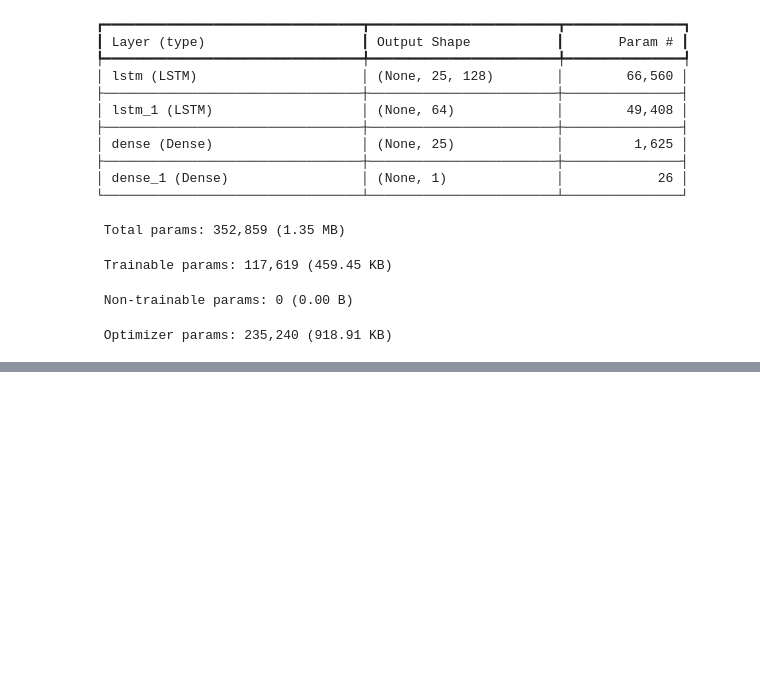
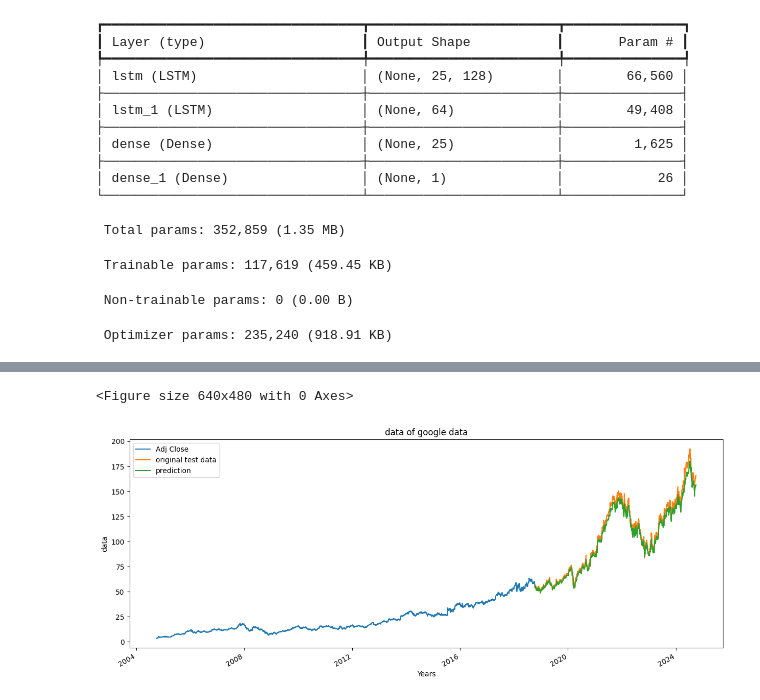
Before and after one commit to Prajwal18-MD/Stock_prediction, a Jupyter notebook: stock_predict.ipynb, the cells around one changed output, grey strips where cells are left out. Cells and saved outputs as stored; diff of their text form; code cells hidden in the pictures; blank space fills up the shorter version.

```diff
--- a/stock_predict.ipynb
+++ b/stock_predict.ipynb
@@ -299,0 +372,5 @@ Model: "sequential"
+# %%
+plot_graph((15,6), pd.concat([Adjusted_Closed_Price[:splitting_len + 25], plotting_data], axis=0),'data')
+# %% [output]
+<Figure size 640x480 with 0 Axes>
+[figure, added]
```
Also changed, not shown: parts of 19 cells of this notebook, 1 other file.
